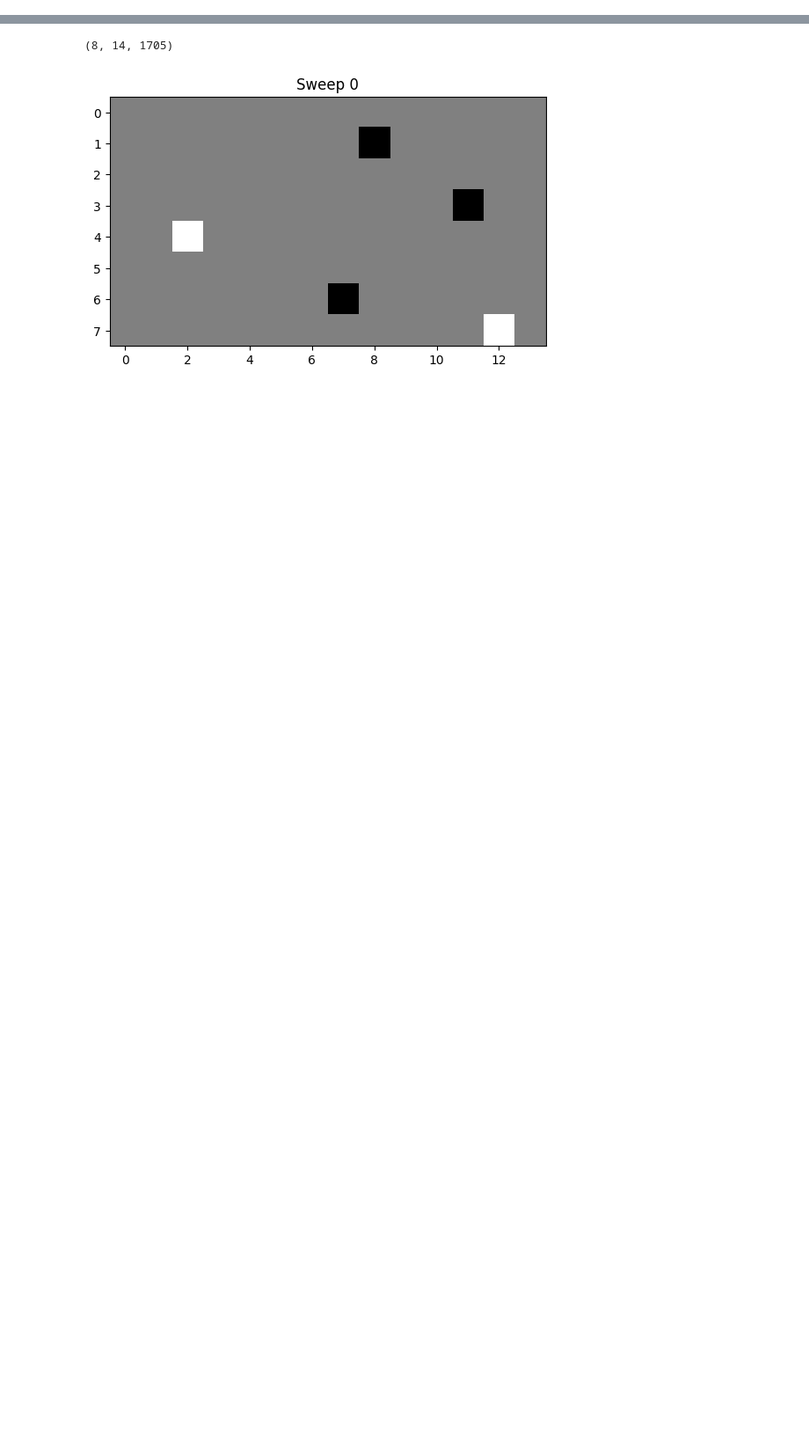
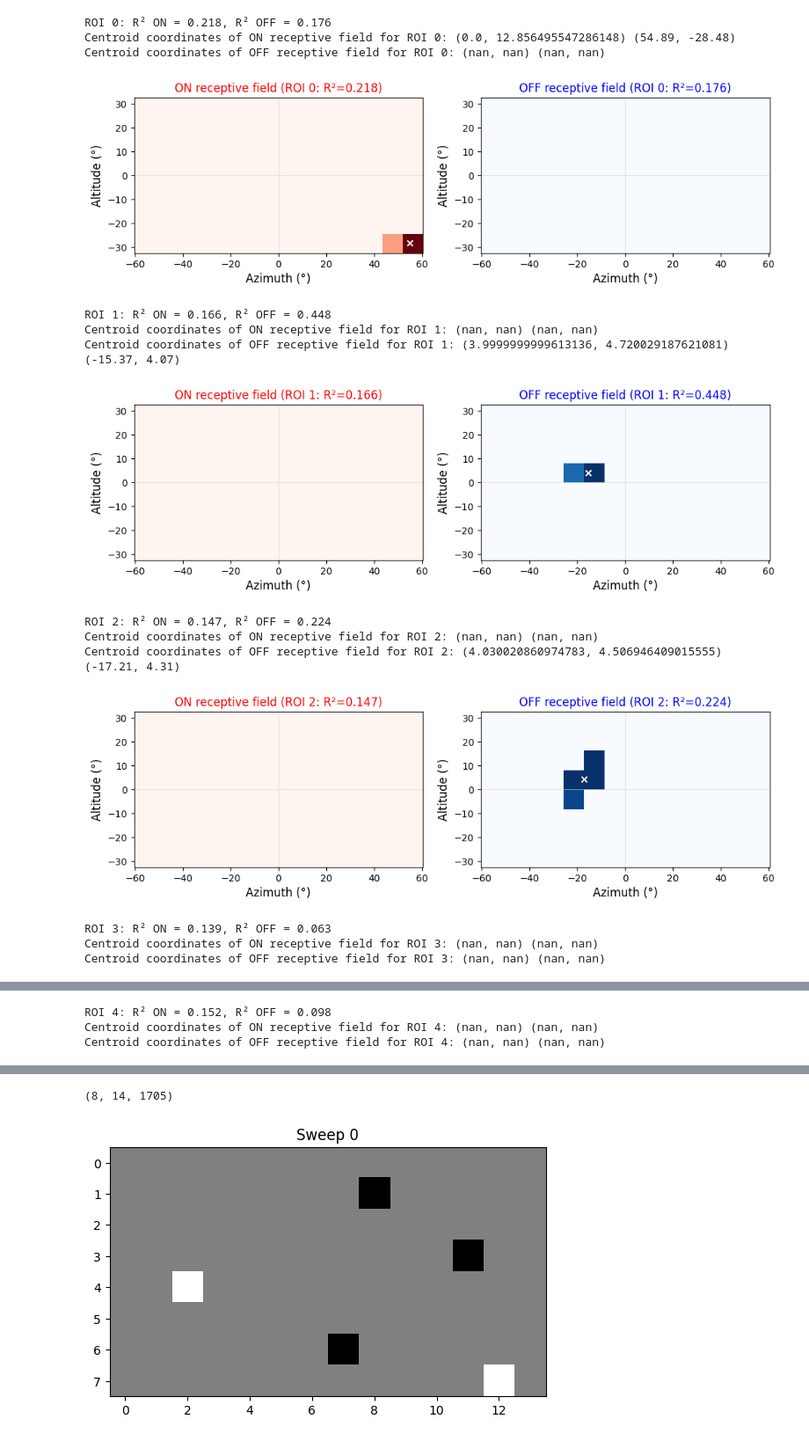
Before and after one commit to naomidonovan1/allen_v1dd, a Jupyter notebook: src/allen_v1dd/demo.ipynb, the cells around one changed output, grey strips where cells are left out. Shown at 88% size. Saved outputs shown, nothing was run; the diff lists cells and outputs as text; code cells hidden in the pictures; blank space fills up the shorter version.

Commit message:
adding code to calculate stas + 2d gaussian fits to the lsn class + implementing center of mass calculations

```diff
--- a/src/allen_v1dd/demo.ipynb
+++ b/src/allen_v1dd/demo.ipynb
@@ -19,0 +25,45 @@ lsn = LocallySparseNoise(session, plane, trace_type="events")
+# %%
+from scipy import ndimage
+for roi in range(5):
+    fig, axs = plt.subplots(1, 2, figsize=(12, 4))
+    print(f"ROI {roi}: R² ON = {lsn._r2s[roi, 0]:.3f}, R² OFF = {lsn._r2s[roi, 1]:.3f}")
+
+    raw_rf = lsn.receptive_fields[roi, 0, :, :]
+    rf = raw_rf - raw_rf.min()
+    rf = rf / (raw_rf.max() - raw_rf.min()) if raw_rf.max() != raw_rf.min() else raw_rf
+
+    lsn.plot_rf(rf, rf_type='on', ax=axs[0], desc=f'ROI {roi}: R²={lsn._r2s[roi, 0]:.3f}')
+    centroid_coords = ndimage.center_of_mass(rf)
+    x_coord = lsn.imshow_extent[0] + ((centroid_coords[1] + 0.5) / 14) * (lsn.imshow_extent[1] - lsn.imshow_extent[0])
+    y_coord = lsn.imshow_extent[2] + ((centroid_coords[0] + 0.5) / 8) * (lsn.imshow_extent[3] - lsn.imshow_extent[2])
+    print(f"Centroid coordinates of ON receptive field for ROI {roi}: {centroid_coords} ({x_coord:.2f}, {y_coord:.2f})")
+    axs[0].scatter(x_coord, y_coord, c='white', marker='x')
+
+    raw_rf = -lsn.receptive_fields[roi, 1, :, :]
+    rf = raw_rf - raw_rf.min()
+    rf = rf / (raw_rf.max() - raw_rf.min()) if raw_rf.max() != raw_rf.min() else raw_rf
+    lsn.plot_rf(rf, rf_type='off', ax=axs[1], desc=f'ROI {roi}: R²={lsn._r2s[roi, 1]:.3f}')
+
+    centroid_coords = ndimage.center_of_mass(rf)
+    x_coord = lsn.imshow_extent[0] + ((centroid_coords[1] + 0.5) / 14) * (lsn.imshow_extent[1] - lsn.imshow_extent[0])
+    y_coord = lsn.imshow_extent[2] + ((centroid_coords[0] + 0.5) / 8) * (lsn.imshow_extent[3] - lsn.imshow_extent[2])
+    print(f"Centroid coordinates of OFF receptive field for ROI {roi}: {centroid_coords} ({x_coord:.2f}, {y_coord:.2f})")
+    axs[1].scatter(x_coord, y_coord, c='white', marker='x')
+
+    plt.show()
+# %% [output]
+ROI 0: R² ON = 0.218, R² OFF = 0.176
+Centroid coordinates of ON receptive field for ROI 0: (0.0, 12.856495547286148) (54.89, -28.48)
+Centroid coordinates of OFF receptive field for ROI 0: (nan, nan) (nan, nan)
+[figure, added]
+ROI 1: R² ON = 0.166, R² OFF = 0.448
+Centroid coordinates of ON receptive field for ROI 1: (nan, nan) (nan, nan)
+Centroid coordinates of OFF receptive field for ROI 1: (3.9999999999613136, 4.720029187621081) (-15.37, 4.07)
+[figure, added]
+ROI 2: R² ON = 0.147, R² OFF = 0.224
+Centroid coordinates of ON receptive field for ROI 2: (nan, nan) (nan, nan)
+Centroid coordinates of OFF receptive field for ROI 2: (4.030020860974783, 4.506946409015555) (-17.21, 4.31)
+[figure, added]
+ROI 3: R² ON = 0.139, R² OFF = 0.063
+Centroid coordinates of ON receptive field for ROI 3: (nan, nan) (nan, nan)
+Centroid coordinates of OFF receptive field for ROI 3: (nan, nan) (nan, nan)
@@ -19,0 +71,3 @@ lsn = LocallySparseNoise(session, plane, trace_type="events")
+ROI 4: R² ON = 0.152, R² OFF = 0.098
+Centroid coordinates of ON receptive field for ROI 4: (nan, nan) (nan, nan)
+Centroid coordinates of OFF receptive field for ROI 4: (nan, nan) (nan, nan)
```
Also changed, not shown: parts of 6 cells of this notebook, 1 other file.
